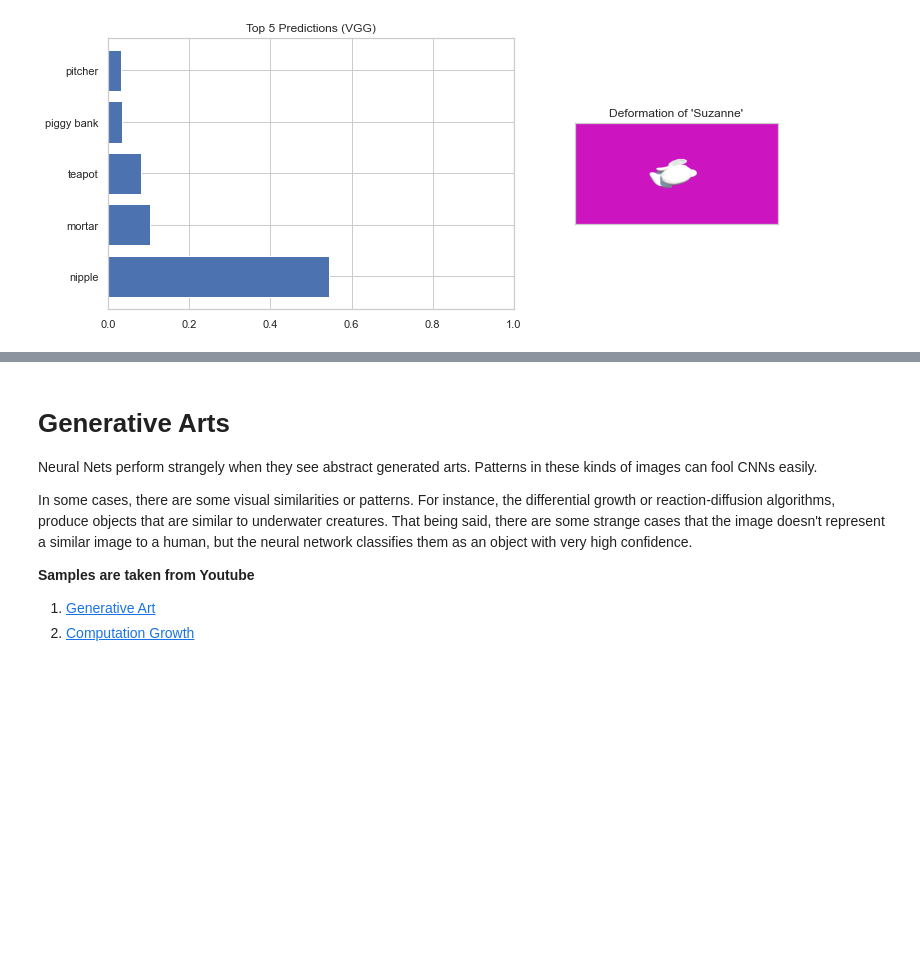
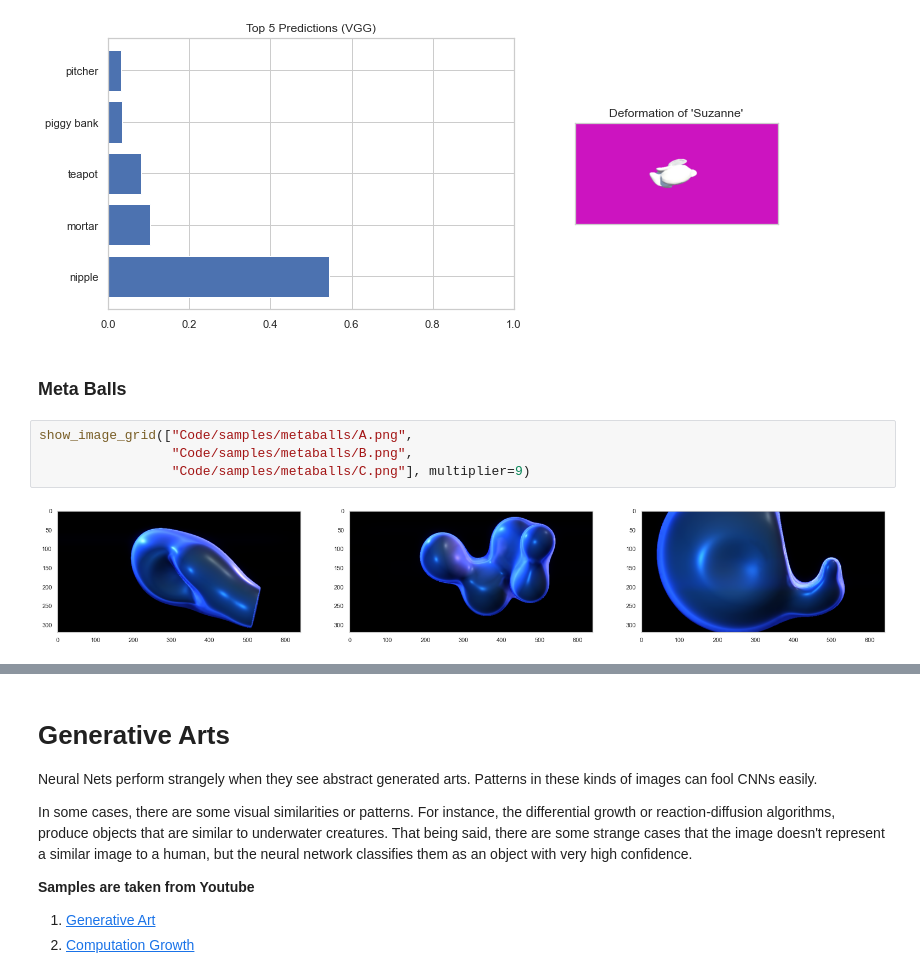
Before and after one commit to taesiri/imposters, a Jupyter notebook: Imposters.ipynb, the cells around one changed output, grey strips where cells are left out. Drawn from its saved outputs; the diff is of its cells as text; blank space fills up the shorter version.

Commit message:
Metaballs!

```diff
--- a/Imposters.ipynb
+++ b/Imposters.ipynb
@@ -158,3 +158,11 @@ visualize_predictions(model=resenet152, input_image="Code/samples/deformation/sa
 visualize_predictions(model=vgg16, input_image="Code/samples/deformation/sample_1062.png", image_title='Deformation of \'Suzanne\'')
 # %% [output]
 [figure]
+# %% [markdown]
+### Meta Balls
+# %%
+show_image_grid(["Code/samples/metaballs/A.png",
+                 "Code/samples/metaballs/B.png",
+                 "Code/samples/metaballs/C.png"], multiplier=9)
+# %% [output]
+[figure, added]
```
Also changed, not shown: parts of 3 cells of this notebook, 3 other files.
